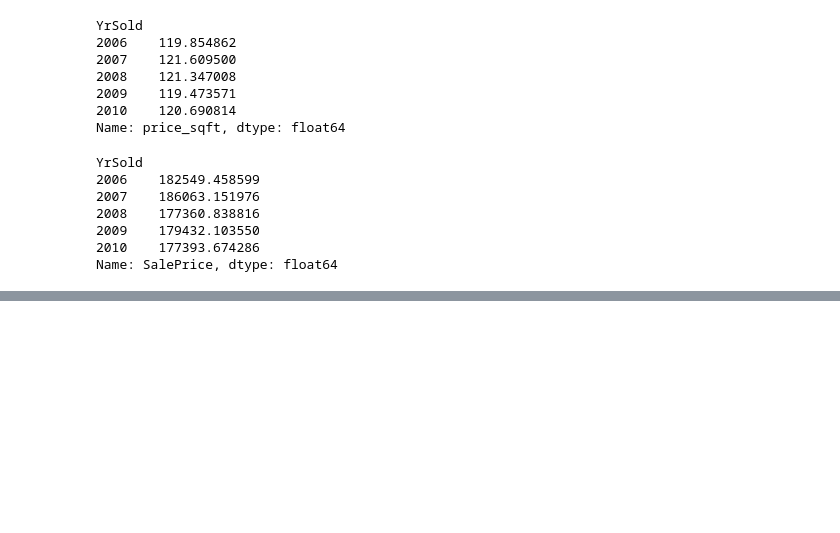
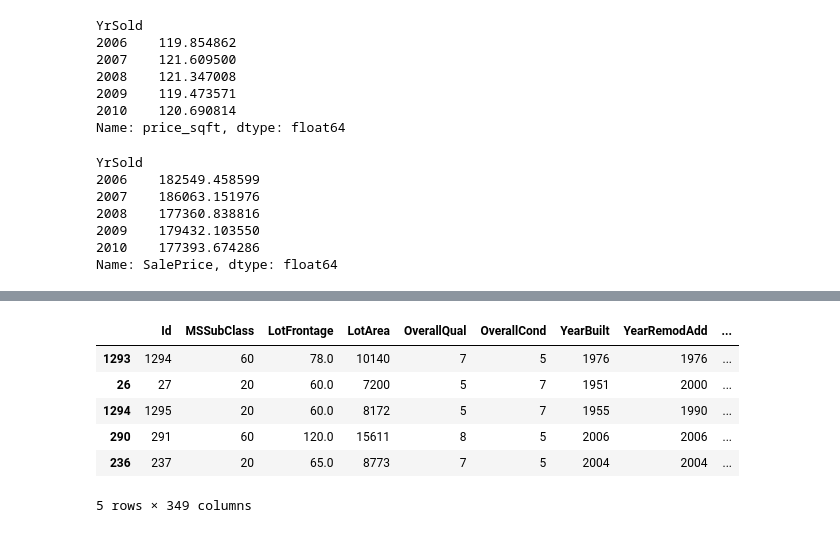
Before and after one commit to picusin/house-price, a Jupyter notebook: house_price_prediction.ipynb, the cells around one changed output, grey strips where cells are left out. Drawn from its saved outputs; the diff is of its cells as text; code cells hidden in the pictures; blank space fills up the shorter version.

```diff
--- a/house_price_prediction.ipynb
+++ b/house_price_prediction.ipynb
@@ -465,0 +645,10 @@ array([2006, 2007, 2008, 2009, 2010], dtype=int64)
+# %%
+X_train.head()
+# %% [output]
+|  | Id | MSSubClass | LotFrontage | LotArea | OverallQual | OverallCond | YearBuilt | YearRemodAdd | ... |
+| 1293 | 1294 | 60 | 78.0 | 10140 | 7 | 5 | 1976 | 1976 | ... |
+| 26 | 27 | 20 | 60.0 | 7200 | 5 | 7 | 1951 | 2000 | ... |
+| 1294 | 1295 | 20 | 60.0 | 8172 | 5 | 7 | 1955 | 1990 | ... |
+| 290 | 291 | 60 | 120.0 | 15611 | 8 | 5 | 2006 | 2006 | ... |
+| 236 | 237 | 20 | 65.0 | 8773 | 7 | 5 | 2004 | 2004 | ... |
+5 rows × 349 columns
```
Also changed, not shown: parts of 23 cells of this notebook.
